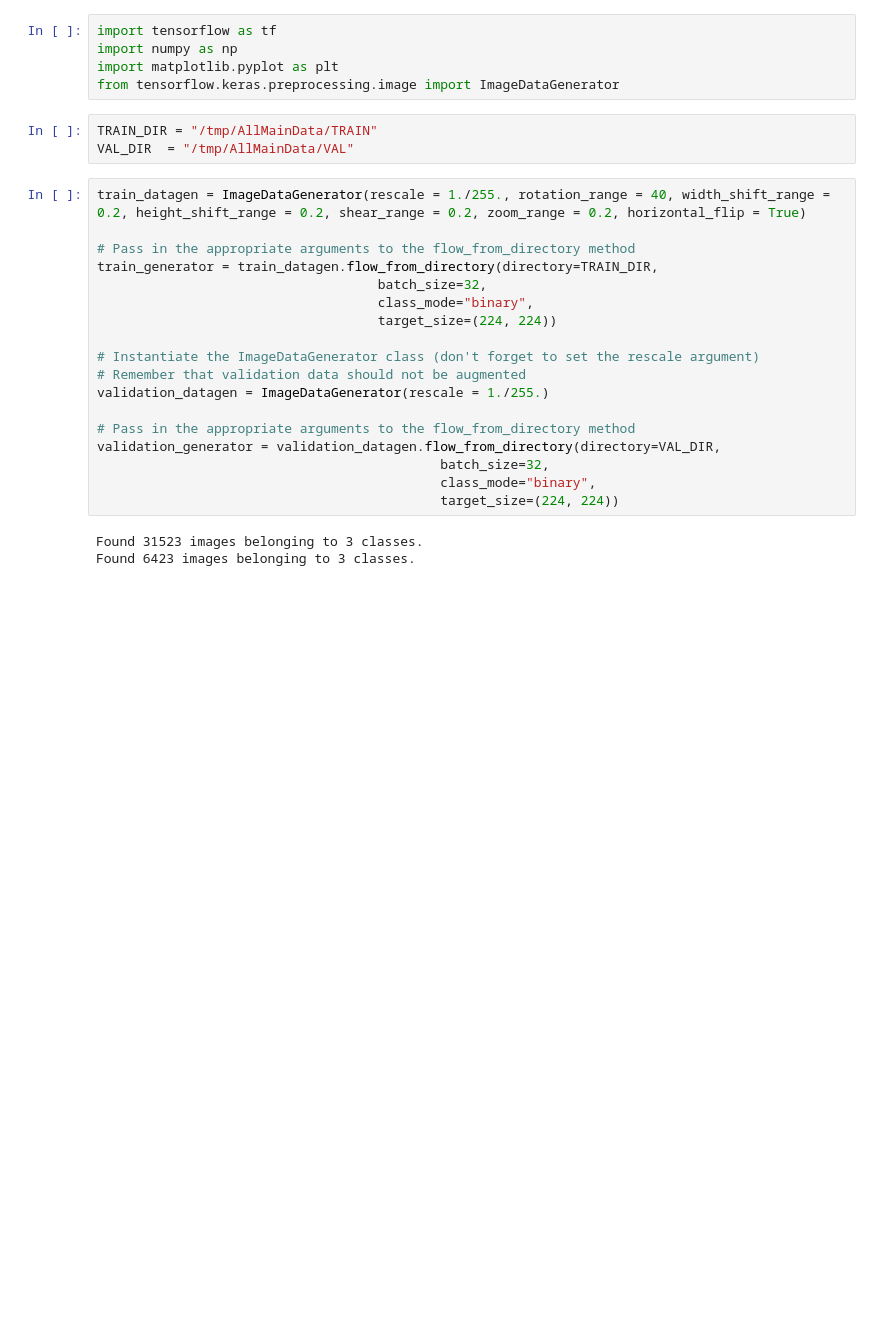
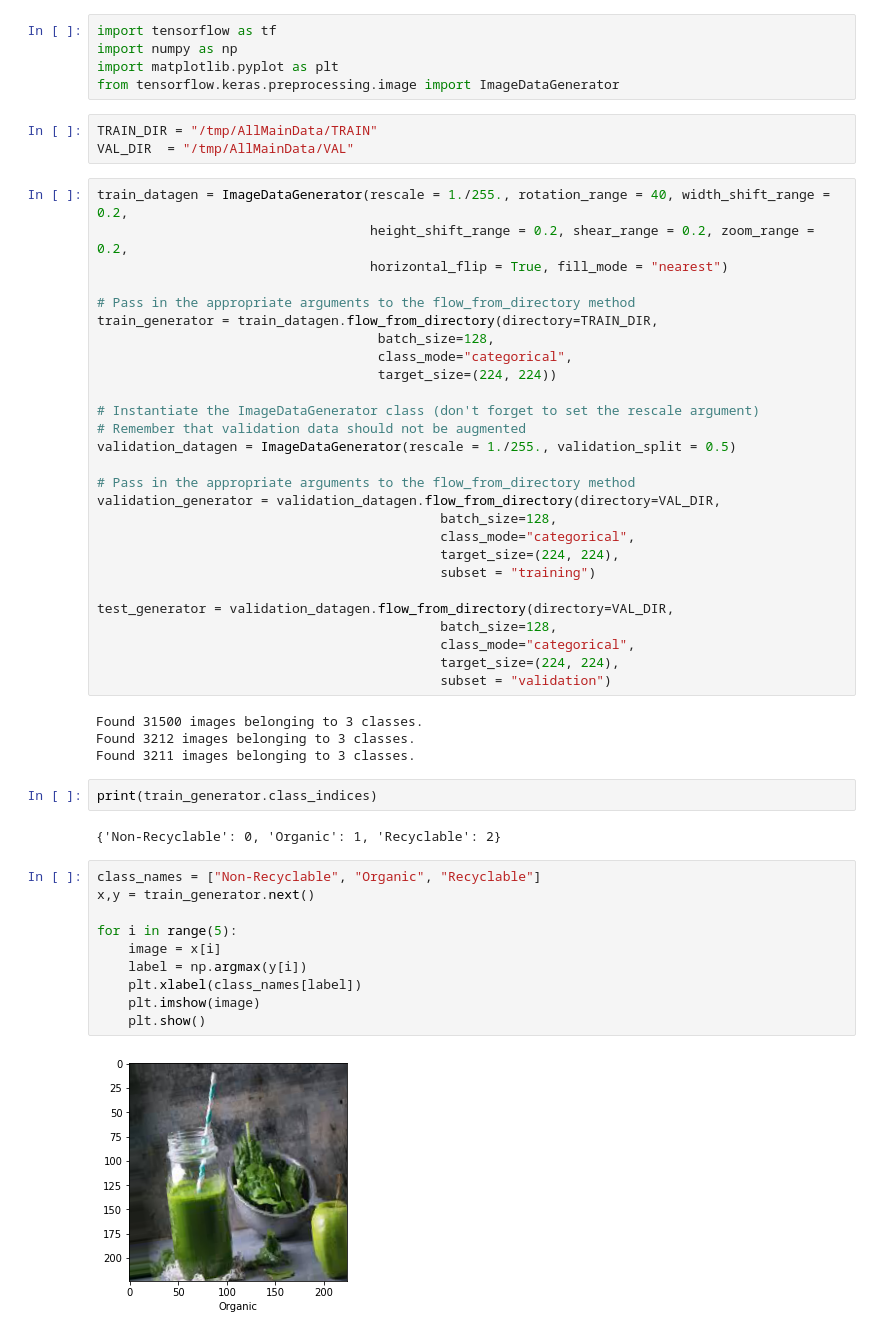
Before and after one commit to samleonnn/HerAi-Model-Development, a Jupyter notebook: WasteSegregation_modelDev.ipynb, the cells around one changed output. Saved outputs shown, nothing was run; the diff lists cells and outputs as text; blank space fills up the shorter version.

```diff
--- a/WasteSegregation_modelDev.ipynb
+++ b/WasteSegregation_modelDev.ipynb
@@ -19,23 +19,49 @@ from tensorflow.keras.preprocessing.image import ImageDataGenerator
 TRAIN_DIR = "/tmp/AllMainData/TRAIN"
 VAL_DIR  = "/tmp/AllMainData/VAL"
 # %%
-train_datagen = ImageDataGenerator(rescale = 1./255., rotation_range = 40, width_shift_range = 0.2, height_shift_range = 0.2, shear_range = 0.2, zoom_range = 0.2, horizontal_flip = True)
+train_datagen = ImageDataGenerator(rescale = 1./255., rotation_range = 40, width_shift_range = 0.2,
+                                   height_shift_range = 0.2, shear_range = 0.2, zoom_range = 0.2,
+                                   horizontal_flip = True, fill_mode = "nearest")
 
 # Pass in the appropriate arguments to the flow_from_directory method
 train_generator = train_datagen.flow_from_directory(directory=TRAIN_DIR,
-                                    batch_size=32,
-                                    class_mode="binary",
+                                    batch_size=128,
+                                    class_mode="categorical",
                                     target_size=(224, 224))
 
 # Instantiate the ImageDataGenerator class (don't forget to set the rescale argument)
 # Remember that validation data should not be augmented
-validation_datagen = ImageDataGenerator(rescale = 1./255.)
+validation_datagen = ImageDataGenerator(rescale = 1./255., validation_split = 0.5)
 
 # Pass in the appropriate arguments to the flow_from_directory method
 validation_generator = validation_datagen.flow_from_directory(directory=VAL_DIR,
-                                            batch_size=32,
-                                            class_mode="binary",
-                                            target_size=(224, 224))
+                                            batch_size=128,
+                                            class_mode="categorical",
+                                            target_size=(224, 224),
+                                            subset = "training")
+
+test_generator = validation_datagen.flow_from_directory(directory=VAL_DIR,
+                                            batch_size=128,
+                                            class_mode="categorical",
+                                            target_size=(224, 224),
+                                            subset = "validation")
 # %% [output]
-Found 31523 images belonging to 3 classes.
-Found 6423 images belonging to 3 classes.
+Found 31500 images belonging to 3 classes.
+Found 3212 images belonging to 3 classes.
+Found 3211 images belonging to 3 classes.
+# %%
+print(train_generator.class_indices)
+# %% [output]
+{'Non-Recyclable': 0, 'Organic': 1, 'Recyclable': 2}
+# %%
+class_names = ["Non-Recyclable", "Organic", "Recyclable"]
+x,y = train_generator.next()
+
+for i in range(5):
+    image = x[i]
+    label = np.argmax(y[i])
+    plt.xlabel(class_names[label])
+    plt.imshow(image)
+    plt.show()
+# %% [output]
+[figure, added]
```
Also changed, not shown: parts of 7 cells of this notebook.
